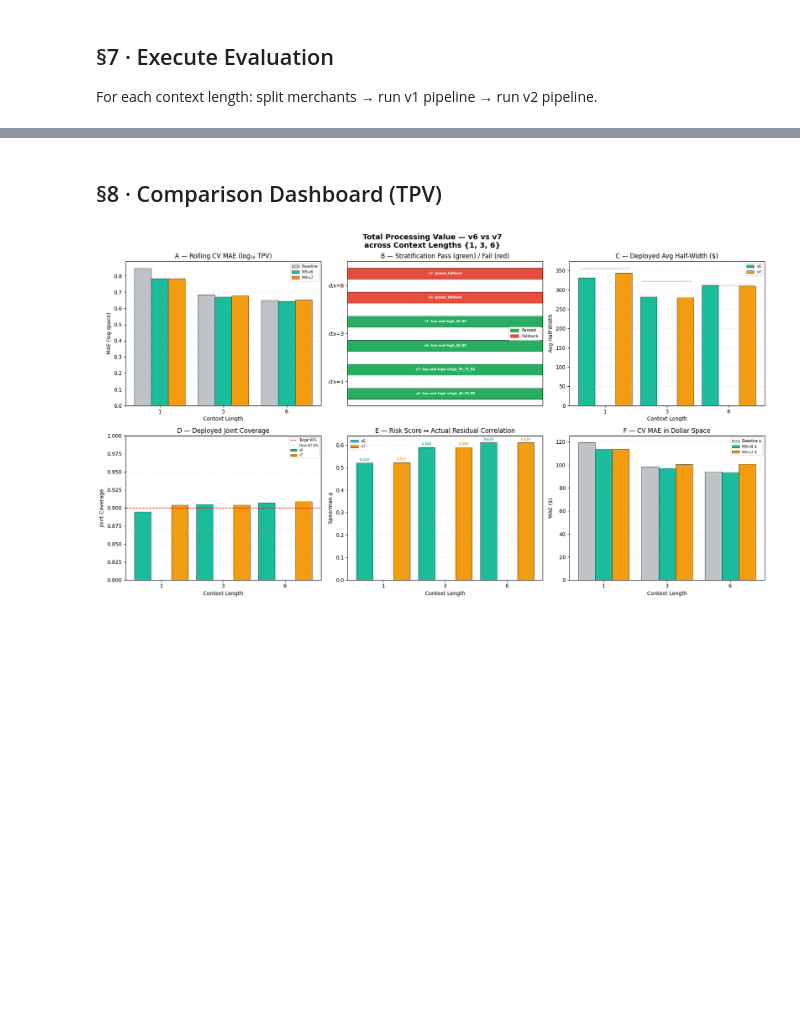
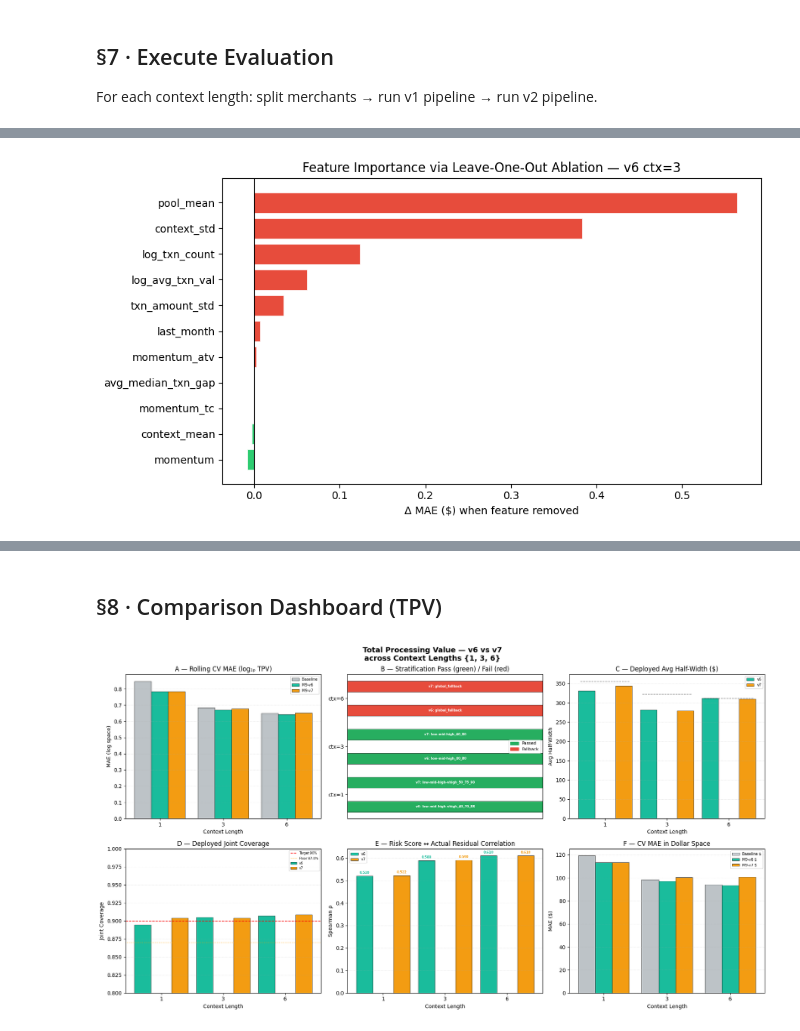
Before and after one commit to Yattmeo/404_found_us, a Jupyter notebook: ml_pipeline/Matt_EDA/Supervised learning/m8_unified_ctx_eval_TPV.ipynb, the cells around one changed output, grey strips where cells are left out. Cells and saved outputs as stored; diff of their text form; code cells hidden in the pictures; blank space fills up the shorter version.

```diff
--- a/ml_pipeline/Matt_EDA/Supervised learning/m8_unified_ctx_eval_TPV.ipynb
+++ b/ml_pipeline/Matt_EDA/Supervised learning/m8_unified_ctx_eval_TPV.ipynb
@@ -2223,0 +2453,95 @@ Each k value requires rebuilding the kNN cache (~2–5 min each).
+# %%
+# ── Leave-One-Out feature ablation (v6, ctx=3) ───────────────────────────────
+# For each of the 11 v3 features, drop it and measure Δ MAE vs full model.
+
+def _make_drop_fn(idx):
+    """Return a build_fn that drops feature `idx` from v3 features."""
+    def _fn(scenarios, cache):
+        X_masked, _ = build_features_v3_drop(scenarios, cache, idx)
+        return X_masked
+    return _fn
+
+# Baseline: full v6 result at ctx=3
+_baseline_v6 = [r for r in results
+                if r.get('version') == 'v6' and r.get('ctx_len') == 3 and 'error' not in r]
+assert len(_baseline_v6) == 1, f'Expected exactly 1 v6/ctx=3 result, got {len(_baseline_v6)}'
+_base = _baseline_v6[0]
+_base_mae_log = _base['cv_m9_mae']
+_base_mae_dol = _base['cv_m9_mae_dollar']
+
+loo_results = []
+for feat_idx, feat_name in enumerate(FEAT_NAMES_V3):
+    print(f'\n[LOO {feat_idx+1:2d}/{len(FEAT_NAMES_V3)}] Dropping: {feat_name}')
+    t0 = time.time()
+
+    drop_fn = _make_drop_fn(feat_idx)
+    r = run_pipeline_v5(
+        df, _train_abl, _val_abl, _test_abl,
+        pool_mean_cache, knn_pool_mean_cache, _fcuts_abl,
+        drop_fn, risk_features_v6, RISK_NAMES_V6,
+        f'v6-drop-{feat_name}', 3,
+        bias_alpha=0.0, dollar_weight=True)
+
+    elapsed = time.time() - t0
+    if 'error' not in r:
+        delta_log = r['cv_m9_mae'] - _base_mae_log
+        delta_dol = r['cv_m9_mae_dollar'] - _base_mae_dol
+        loo_results.append({
+            'feature': feat_name,
+            'mae_log': r['cv_m9_mae'],
+            'mae_dollar': r['cv_m9_mae_dollar'],
+            'coverage': r['strat_joint_cov'],
+            'delta_mae_log': delta_log,
+            'delta_mae_dollar': delta_dol,
+        })
+        sign = '+' if delta_dol > 0 else ''
+        print(f'  MAE(log)={r["cv_m9_mae"]:.4f}  MAE($)=${r["cv_m9_mae_dollar"]:.0f}  '
+              f'Δ MAE($)={sign}${delta_dol:.0f}  [{elapsed:.1f}s]')
+    else:
+        loo_results.append({
+            'feature': feat_name,
+            'mae_log': np.nan,
+            'mae_dollar': np.nan,
+            'coverage': np.nan,
+            'delta_mae_log': np.nan,
+            'delta_mae_dollar': np.nan,
+        })
+        print(f'  ERROR: {r["error"]}  [{elapsed:.1f}s]')
+
+# ── Summary table (sorted by Δ MAE descending: top = most valuable feature) ──
+loo_results.sort(key=lambda x: x['delta_mae_dollar'] if not np.isnan(x['delta_mae_dollar']) else -999,
+                 reverse=True)
+
+print(f"\n{'='*72}")
+print(f"  LEAVE-ONE-OUT FEATURE ABLATION — v6 ctx=3")
+print(f"  Baseline: MAE(log)={_base_mae_log:.4f}  MAE($)=${_base_mae_dol:.0f}")
+print(f"{'='*72}")
+print(f"  {'Feature':<22s} | {'MAE(log)':>9s} | {'MAE($)':>9s} | {'Δ MAE($)':>10s} | {'Cov':>6s} | {'Impact':>8s}")
+print(f"  {'-'*22}   {'-'*9}   {'-'*9}   {'-'*10}   {'-'*6}   {'-'*8}")
+for r in loo_results:
+    if np.isnan(r['mae_log']):
+        print(f"  {r['feature']:<22s} | {'ERROR':>9s}")
+        continue
+    # positive Δ = removing feature hurts → feature is valuable
+    impact = 'CRITICAL' if r['delta_mae_dollar'] > 50 else \
+             'HIGH'     if r['delta_mae_dollar'] > 10 else \
+             'LOW'      if r['delta_mae_dollar'] > 0  else \
+             'NONE'
+    sign = '+' if r['delta_mae_dollar'] > 0 else ''
+    print(f"  {r['feature']:<22s} | {r['mae_log']:>9.4f} | ${r['mae_dollar']:>8.0f} | "
+          f"{sign}${r['delta_mae_dollar']:>8.0f} | {r['coverage']:>6.3f} | {impact:>8s}")
+print("  (positive Δ MAE = removing feature hurts → feature is valuable)")
+
+# Bar plot
+fig, ax = plt.subplots(figsize=(9, 5))
+colors = ['#e74c3c' if d > 0 else '#2ecc71' for d in [r['delta_mae_dollar'] for r in loo_results]]
+ax.barh([r['feature'] for r in loo_results],
+        [r['delta_mae_dollar'] for r in loo_results],
+        color=colors, edgecolor='white', lw=0.5)
+ax.axvline(0, color='black', lw=0.8)
+ax.set_xlabel('Δ MAE ($) when feature removed')
+ax.set_title('Feature Importance via Leave-One-Out Ablation — v6 ctx=3')
+ax.invert_yaxis()
+plt.tight_layout()
+plt.show()
+# %% [output]
@@ -2223,0 +2565 @@ Each k value requires rebuilding the kNN cache (~2–5 min each).
+[figure, added]
```
Also changed, not shown: parts of 30 cells of this notebook, 2 other files.
